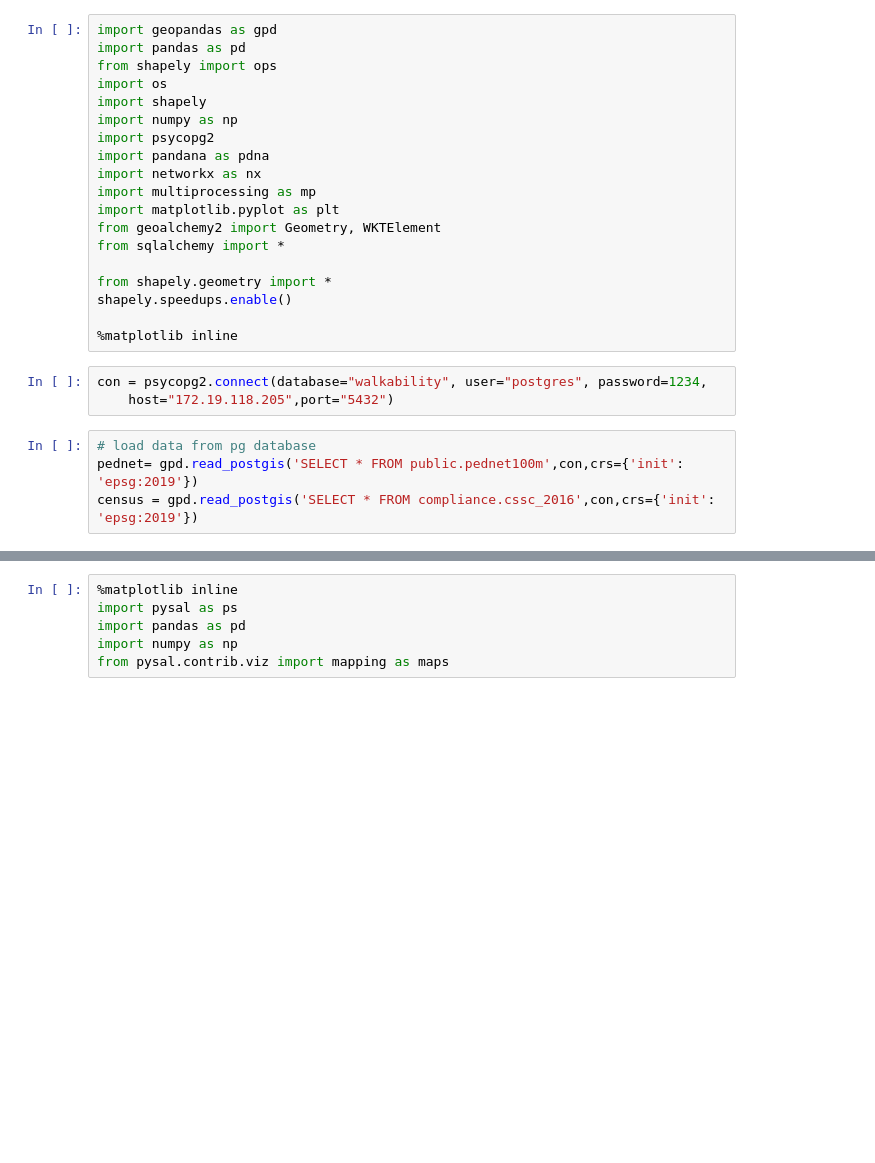
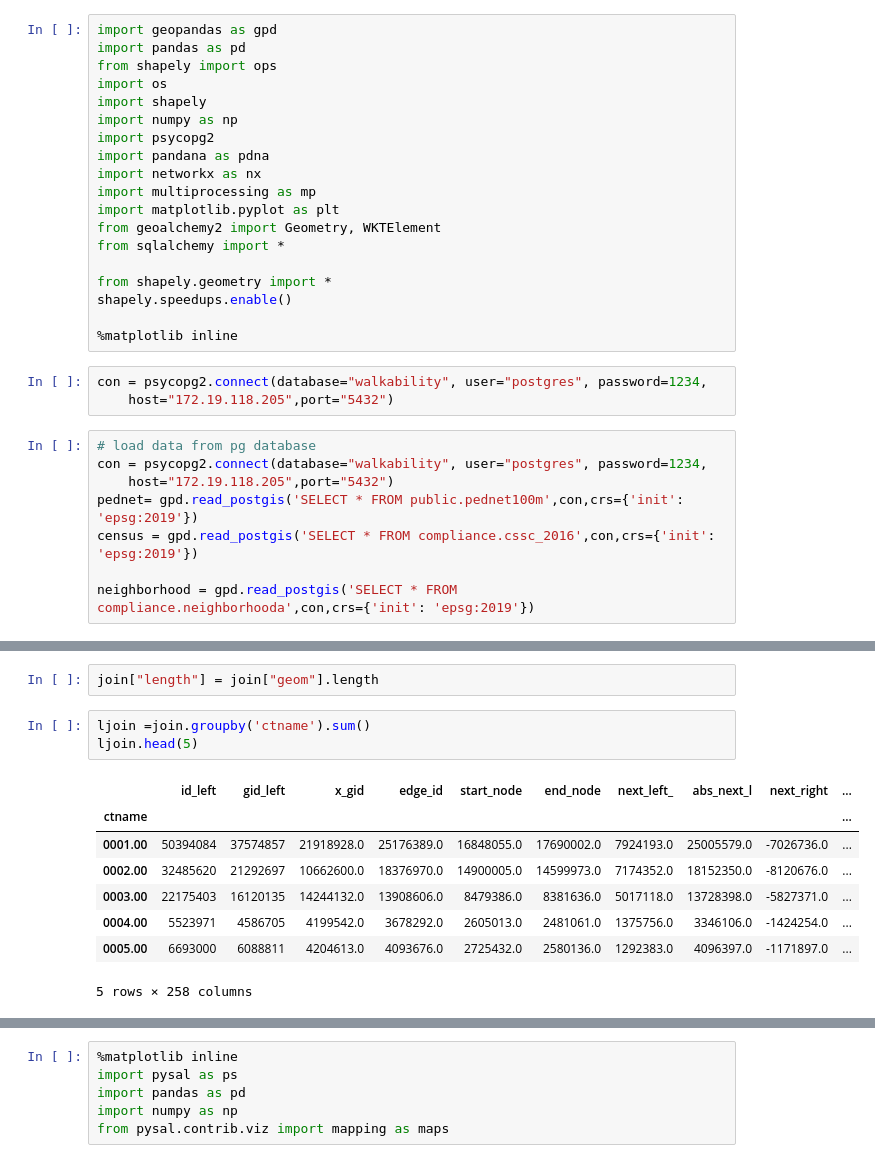
Before and after one commit to gcc-dav-official-github/production, a Jupyter notebook: projects/walkability/code/Spatial Data Analysis.ipynb, the cells around one changed output, grey strips where cells are left out. Cells and saved outputs as stored; diff of their text form; blank space fills up the shorter version.

```diff
--- a/projects/walkability/code/Spatial Data Analysis.ipynb
+++ b/projects/walkability/code/Spatial Data Analysis.ipynb
@@ -22,5 +22,9 @@ con = psycopg2.connect(database="walkability", user="postgres", password=1234,
     host="172.19.118.205",port="5432")
 # %%
 # load data from pg database
+con = psycopg2.connect(database="walkability", user="postgres", password=1234,
+    host="172.19.118.205",port="5432")
 pednet= gpd.read_postgis('SELECT * FROM public.pednet100m',con,crs={'init': 'epsg:2019'})
 census = gpd.read_postgis('SELECT * FROM compliance.cssc_2016',con,crs={'init': 'epsg:2019'})
+
+neighborhood = gpd.read_postgis('SELECT * FROM compliance.neighborhooda',con,crs={'init': 'epsg:2019'})
@@ -100,0 +53,14 @@ join.groupby('ctname').count()
+# %%
+join["length"] = join["geom"].length
+# %%
+ljoin =join.groupby('ctname').sum()
+ljoin.head(5)
+# %% [output]
+|  | id_left | gid_left | x_gid | edge_id | start_node | end_node | next_left_ | abs_next_l | next_right | ... |
+| ctname |  |  |  |  |  |  |  |  |  | ... |
+| 0001.00 | 50394084 | 37574857 | 21918928.0 | 25176389.0 | 16848055.0 | 17690002.0 | 7924193.0 | 25005579.0 | -7026736.0 | ... |
+| 0002.00 | 32485620 | 21292697 | 10662600.0 | 18376970.0 | 14900005.0 | 14599973.0 | 7174352.0 | 18152350.0 | -8120676.0 | ... |
+| 0003.00 | 22175403 | 16120135 | 14244132.0 | 13908606.0 | 8479386.0 | 8381636.0 | 5017118.0 | 13728398.0 | -5827371.0 | ... |
+| 0004.00 | 5523971 | 4586705 | 4199542.0 | 3678292.0 | 2605013.0 | 2481061.0 | 1375756.0 | 3346106.0 | -1424254.0 | ... |
+| 0005.00 | 6693000 | 6088811 | 4204613.0 | 4093676.0 | 2725432.0 | 2580136.0 | 1292383.0 | 4096397.0 | -1171897.0 | ... |
+5 rows × 258 columns
```
Also changed, not shown: parts of 11 cells of this notebook.
